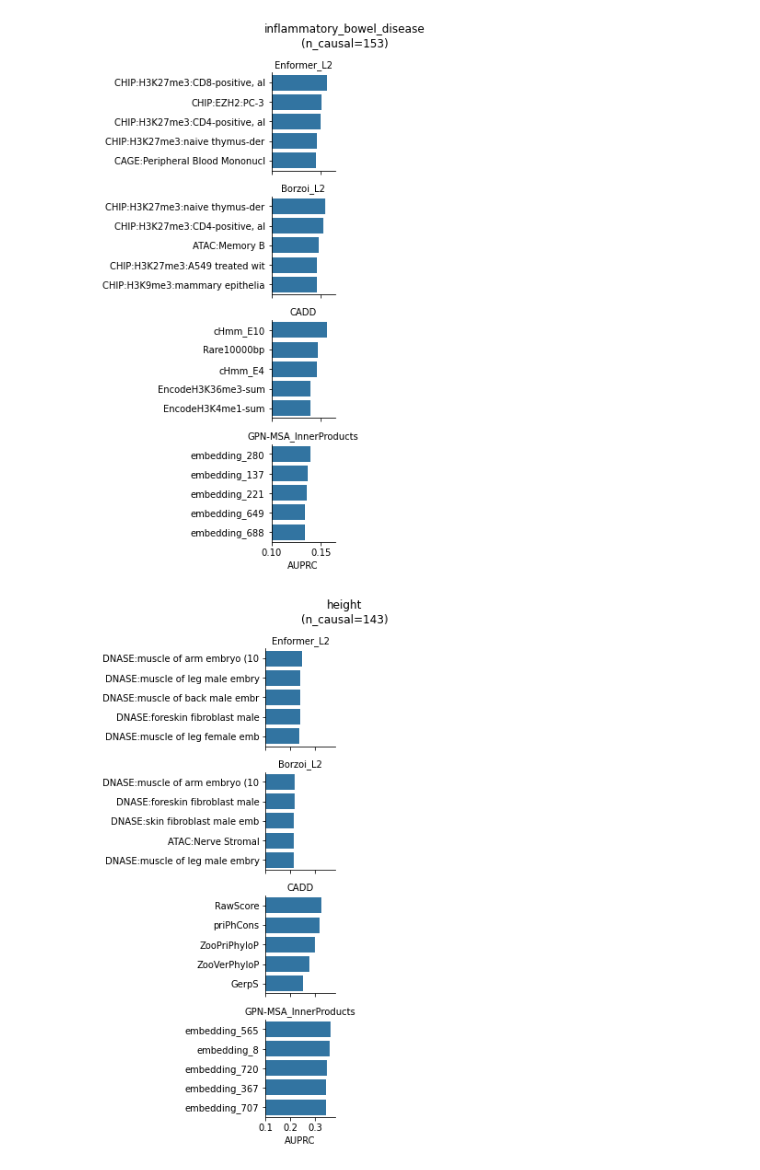
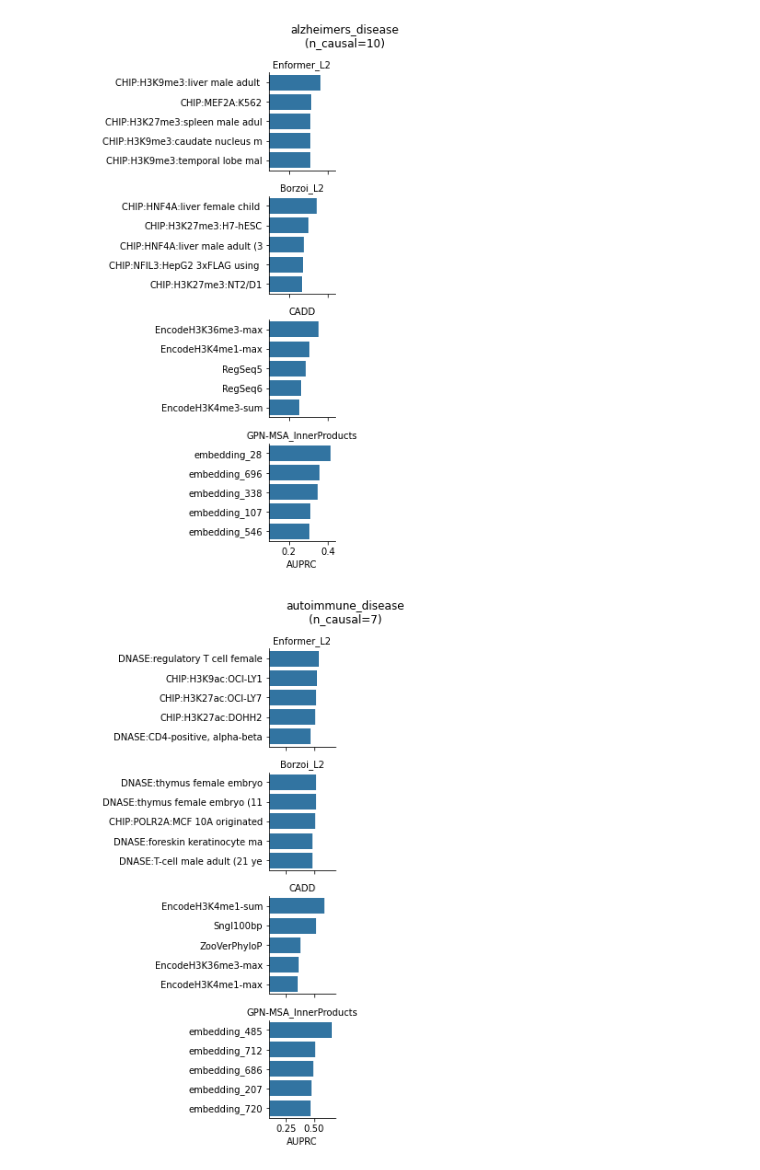
Before and after one commit to minjaf/TraitGym, a Jupyter notebook: workflow/notebooks/top_features.ipynb, the cells around one changed output. Drawn from its saved outputs; the diff is of its cells as text; code cells hidden in the pictures.

```diff
--- a/workflow/notebooks/top_features.ipynb
+++ b/workflow/notebooks/top_features.ipynb
@@ -33,19 +34,23 @@ trait_renaming
 enformer_renaming = pd.read_csv("../../results/metadata/Enformer.csv").set_index("name").description.str[:30].to_dict()
 borzoi_renaming = pd.read_csv("../../results/metadata/Borzoi.csv").set_index("name").description.str[:30].to_dict()
 # %%
-traits = [
-    "IBD",
-    "Height",
-    "CD",
-    "BMD-HT",
-    "PLT",
-    "TG",
-    "BMI",
-    "EY",
-    "MNR",
-    "Breast_cancer",
-    "MNP",
+exclude_traits = [
+    "SWB",
+    "SCZ",
+    "MDD",
+    "BP",
+    "SLE",
+    "RA",
+    "NRT",
+    "Celiac",
+    "Insomnia",
+    "DHD",
+    "Celiac",
+    "Insomnia",
+    "ADHD",
 ]
+
+traits = [trait for trait in trait_renaming.keys() if trait not in exclude_traits]
 
 models = [
     "Enformer_L2",
@@ -54,11 +59,13 @@ models = [
     "GPN-MSA_InnerProducts",
 ]
 
+palette = {model: f"C{i}" for i, model in enumerate(models)}
+
 dfs = []
 n_hits = {}
 
-for trait in traits:
-    base_dir = f"../../results/dataset/gwas_gokcen_{trait}_cre_matched_9/"
+for trait in tqdm(traits):
+    base_dir = f"../../results/dataset/gwas_gokcen_{trait}_matched_9_nonexonic/"
     n_hits[trait] = len(pd.read_parquet(base_dir + "test.parquet")) // 10
     for model in models:
         df = pd.read_csv(base_dir + f"unsupervised_metrics/{model}.csv")
@@ -91,32 +98,32 @@ df
 # %%
-for trait in traits:
+for trait in traits[:5]:
     g = sns.catplot(
         data=df[df.trait == trait],
         y="feature",
         x="AUPRC",
         row="model",
         sharex=True,
         sharey=False,
         kind="bar",
         #kind="point", join=False,
         color="C0",
         height=2,
         aspect=2,
         #height=2,
         #aspect=2,
     )
     g.set(
         xlim=0.1,
         ylabel="",
     )
     g.set_titles("{row_name}")
     plt.suptitle(
         trait_renaming[trait] + f"\n(n_causal={n_hits[trait]})",
         x=1.0,
         y=1.05,
     )
     #plt.savefig("top_features.pdf", bbox_inches="tight")
     plt.show()
 # %% [output]
-[figure, old version]
+[figure, new version]
-[figure, old version]
+[figure, new version]
```
Also changed, not shown: parts of 26 cells of this notebook, 5 other files.
